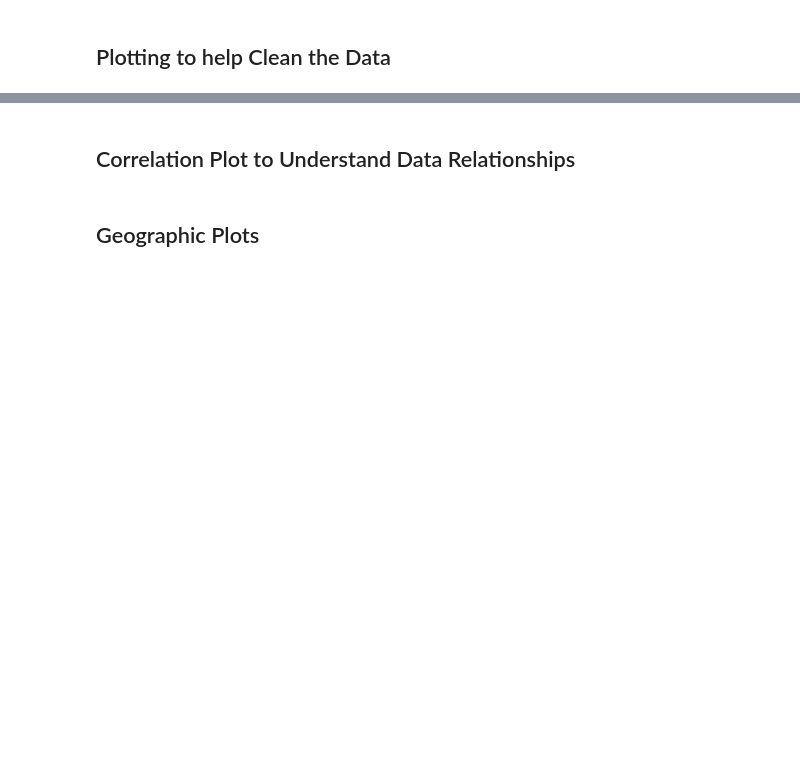
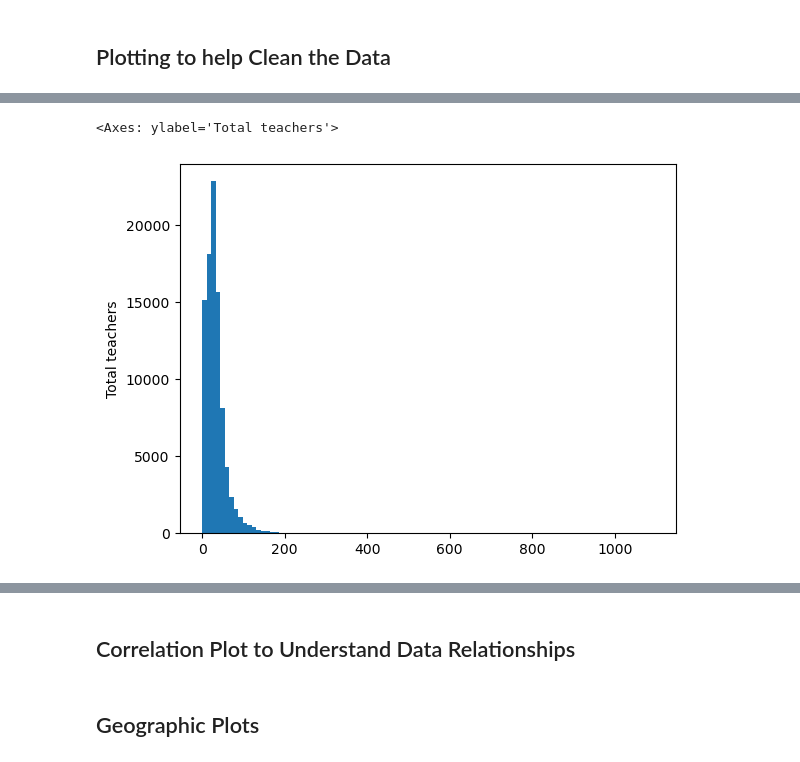
Before and after one commit to cold-quix/school-analysis, a Jupyter notebook: public_school_analysis.ipynb, the cells around one changed output, grey strips where cells are left out. Drawn from its saved outputs; the diff is of its cells as text; code cells hidden in the pictures; blank space fills up the shorter version.

```diff
--- a/public_school_analysis.ipynb
+++ b/public_school_analysis.ipynb
@@ -232,4 +249,8 @@ df_regulars["SCHOOL_TYPE_TEXT"].count()
 # %%
 # Plot a histogram of Total Teachers and check for outliers
+df_regulars["TOTAL_TEACHERS"].plot(kind="hist", bins=100, ylabel="Total teachers")
+# %% [output]
+<Axes: ylabel='Total teachers'>
+[figure, added]
 # %%
 # Plot a histogram of Student Teacher Ratio and check for outliers
```
Also changed, not shown: parts of 11 cells of this notebook.
